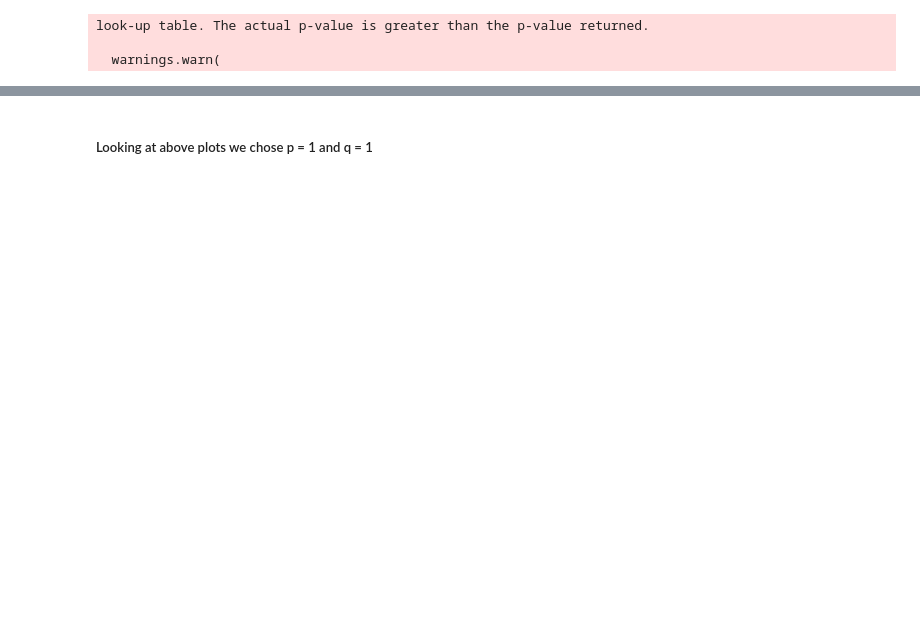
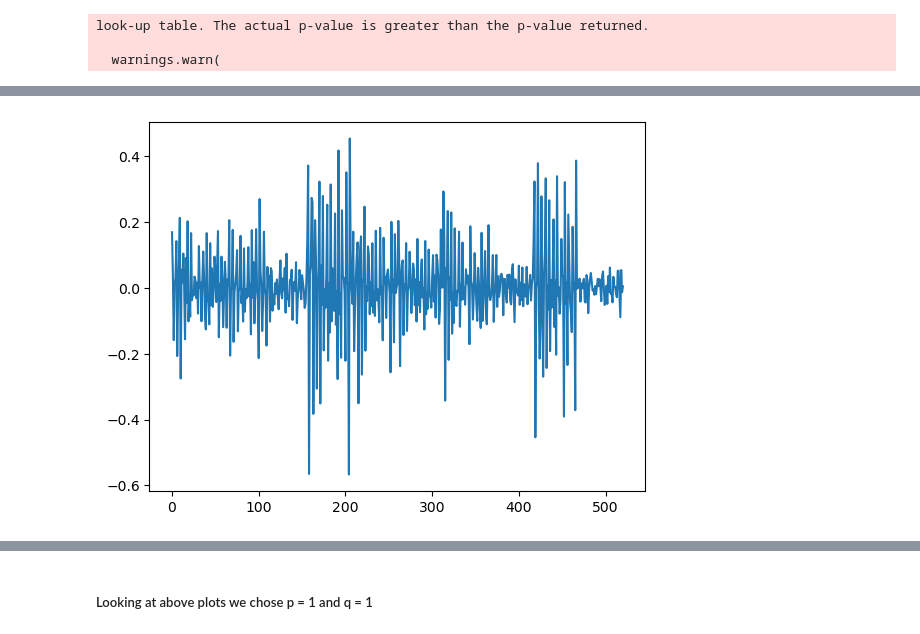
Before and after one commit to eahn01/Stock-Market-Analysis-ahn-liu-econ323, a Jupyter notebook: analysis.ipynb, the cells around one changed output, grey strips where cells are left out. Drawn from its saved outputs; the diff is of its cells as text; code cells hidden in the pictures; blank space fills up the shorter version.

```diff
--- a/analysis.ipynb
+++ b/analysis.ipynb
@@ -519,10 +492,0 @@ plot_pacf(diff_series)
-# %%
-# assign as value as an array
-amzn_train = amzn_train.values
-amzn_test = amzn_test.values
-
-aapl_train = aapl_train.values
-aapl_test = aapl_test.values
-
-msft_train = msft_train.values
-msft_test = msft_test.values
@@ -528,0 +515,7 @@ msft_test = msft_test.values
+# %%
+amzn_diff = np.diff(amzn_train)
+plt.figure()
+plt.plot(amzn_diff)
+plt.show()
+# %% [output]
+[figure, added]
```
Also changed, not shown: parts of 36 cells of this notebook.
